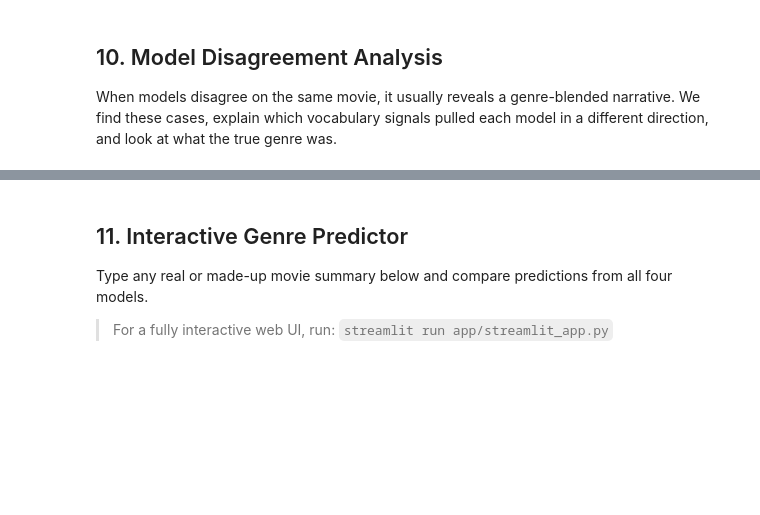
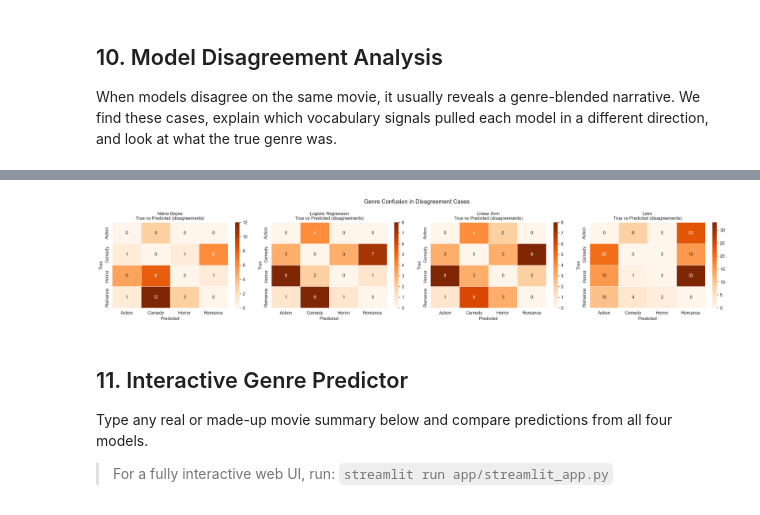
Before and after one commit to yuanyuanxie11/nlp-imdb-multimodal-genre-classification, a Jupyter notebook: notebooks/genre_classification_analysis.ipynb, the cells around one changed output, grey strips where cells are left out. Cells and saved outputs as stored; diff of their text form; code cells hidden in the pictures; blank space fills up the shorter version.

```diff
--- a/notebooks/genre_classification_analysis.ipynb
+++ b/notebooks/genre_classification_analysis.ipynb
@@ -669,20 +1446,26 @@ print(prose)
 # %%
 # ── Disagreement heatmap: which genre pairs confuse the models most? ──────────
 if not disagreements.empty:
     fig, axes = plt.subplots(1, len(pred_cols), figsize=(5 * len(pred_cols), 4), squeeze=False)
     for ax, col in zip(axes[0], pred_cols):
         ct = pd.crosstab(disagreements[LABEL_COLUMN], disagreements[col])
-        # Reindex to ensure all genres appear
         ct = ct.reindex(index=labels, columns=labels, fill_value=0)
-        np.fill_diagonal(ct.values, 0)  # only disagreements
+        # ⚠️ pandas 3.0 always returns a read-only buffer from .values, even after
+        # ct.copy(). So we operate on a numpy copy and assign the result back
+        # through pandas (which handles the buffer write internally).
+        arr = ct.to_numpy(copy=True)
+        np.fill_diagonal(arr, 0)  # zero out diagonal → only disagreements remain
+        ct = pd.DataFrame(arr, index=ct.index, columns=ct.columns)
         sns.heatmap(ct, annot=True, fmt='d', cmap='Oranges', ax=ax, linewidths=0.5)
         ax.set_title(f'{col.replace("_prediction","").replace("_"," ").title()}\nTrue vs Predicted (disagreements)', fontsize=10)
         ax.set_xlabel('Predicted')
         ax.set_ylabel('True')
     plt.suptitle('Genre Confusion in Disagreement Cases', fontsize=13)
     plt.tight_layout()
     plt.savefig(OUTPUT_DIR / 'figures' / 'disagreement_confusion.png', dpi=150)
     plt.show()
+# %% [output]
+[figure, added]
 # %% [markdown]
 ## 11. Interactive Genre Predictor
 
```
Also changed, not shown: parts of 54 cells of this notebook, 12 other files.
